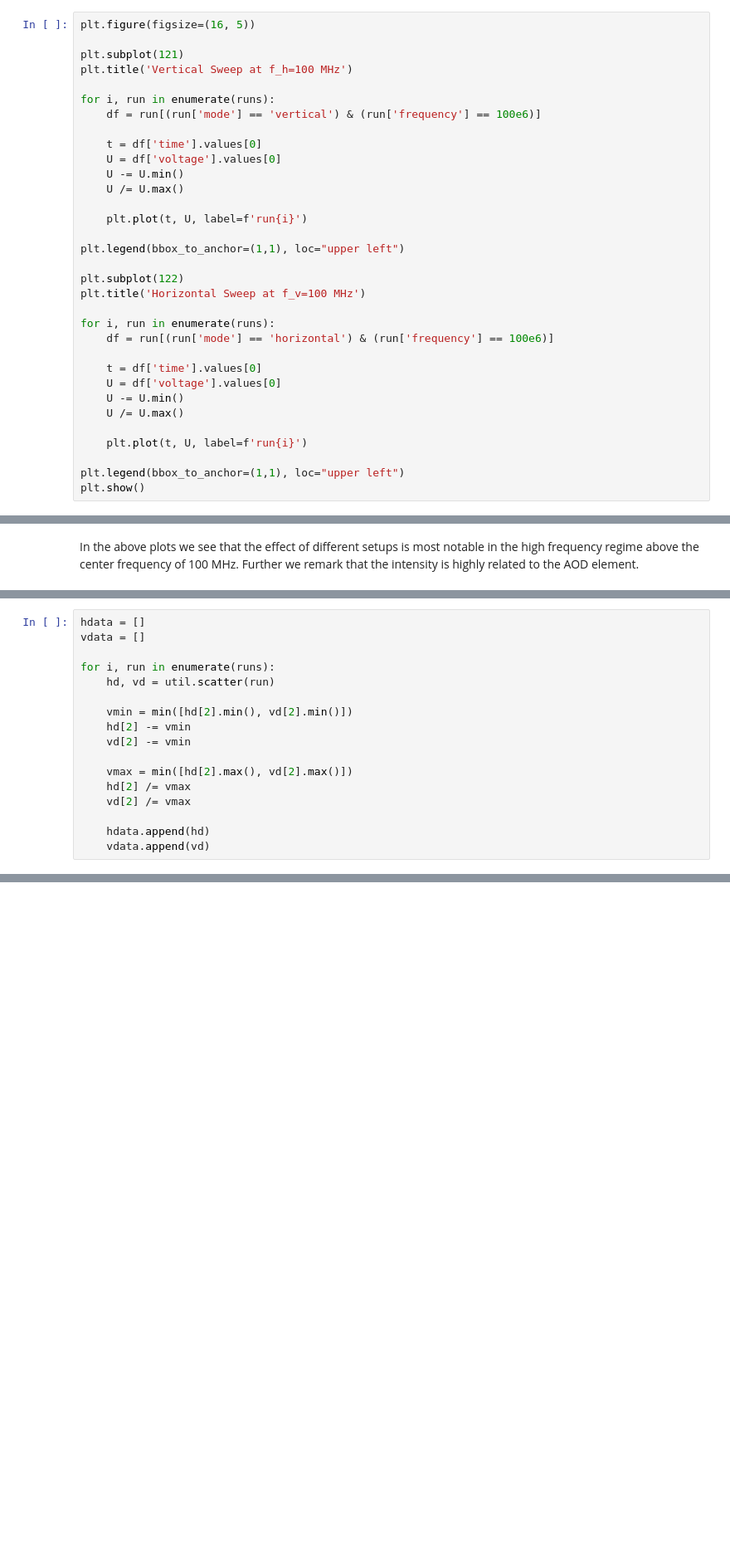
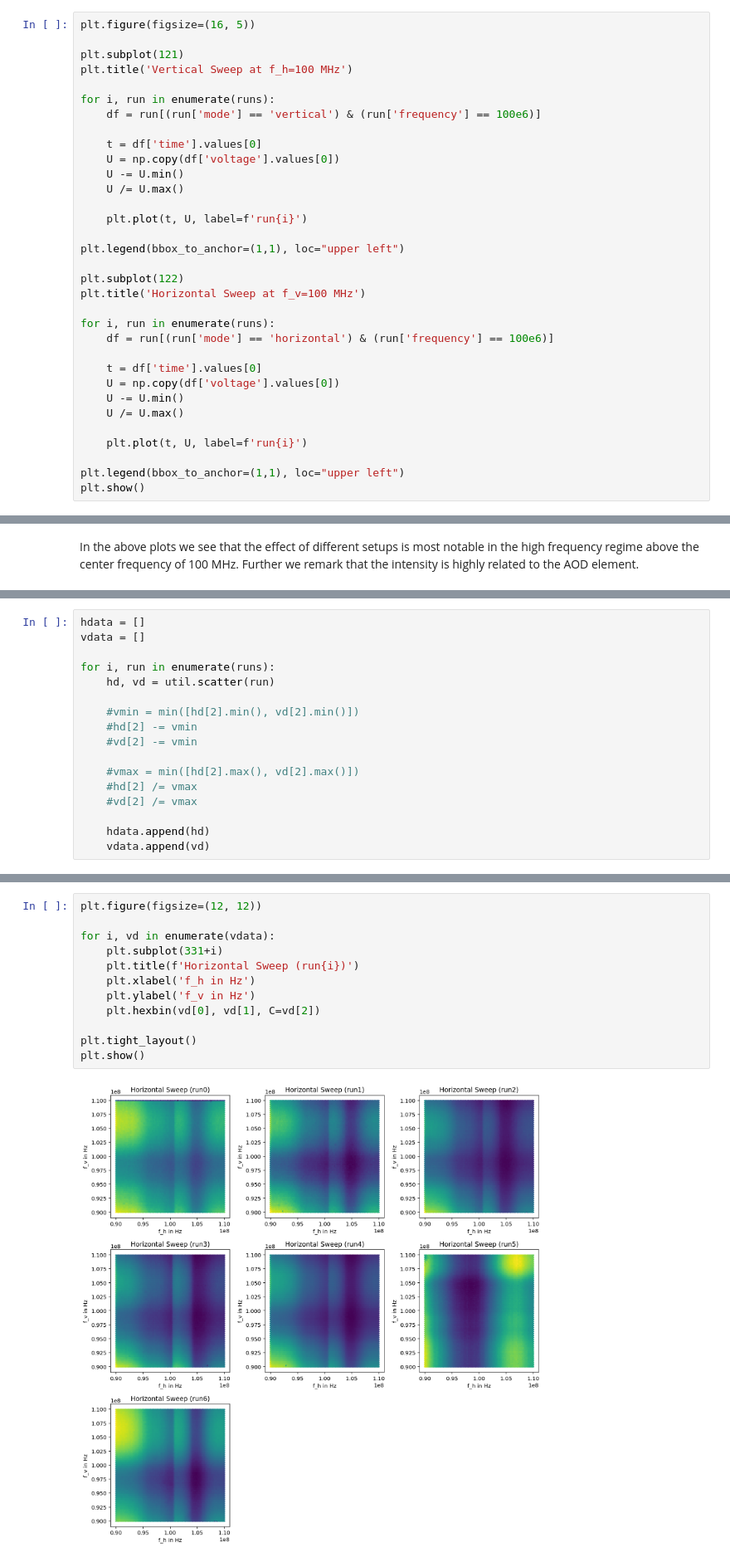
Before and after one commit to bodokaiser/bachelor-thesis, a Jupyter notebook: notebooks/Distributions.ipynb, the cells around one changed output, grey strips where cells are left out. Shown at 83% size. Saved outputs shown, nothing was run; the diff lists cells and outputs as text; blank space fills up the shorter version.

```diff
--- a/notebooks/Distributions.ipynb
+++ b/notebooks/Distributions.ipynb
@@ -54,7 +54,7 @@ for i, run in enumerate(runs):
     df = run[(run['mode'] == 'vertical') & (run['frequency'] == 100e6)]
 
     t = df['time'].values[0]
-    U = df['voltage'].values[0]
+    U = np.copy(df['voltage'].values[0])
     U -= U.min()
     U /= U.max()
 
@@ -69,7 +69,7 @@ for i, run in enumerate(runs):
     df = run[(run['mode'] == 'horizontal') & (run['frequency'] == 100e6)]
 
     t = df['time'].values[0]
-    U = df['voltage'].values[0]
+    U = np.copy(df['voltage'].values[0])
     U -= U.min()
     U /= U.max()
 
@@ -114,13 +114,13 @@ vdata = []
 for i, run in enumerate(runs):
     hd, vd = util.scatter(run)
 
-    vmin = min([hd[2].min(), vd[2].min()])
-    hd[2] -= vmin
-    vd[2] -= vmin
+    #vmin = min([hd[2].min(), vd[2].min()])
+    #hd[2] -= vmin
+    #vd[2] -= vmin
 
-    vmax = min([hd[2].max(), vd[2].max()])
-    hd[2] /= vmax
-    vd[2] /= vmax
+    #vmax = min([hd[2].max(), vd[2].max()])
+    #hd[2] /= vmax
+    #vd[2] /= vmax
 
     hdata.append(hd)
     vdata.append(vd)
@@ -138,3 +138,17 @@ plt.tight_layout()
 plt.show()
 # %% [output]
 [figure]
+# %%
+plt.figure(figsize=(12, 12))
+
+for i, vd in enumerate(vdata):
+    plt.subplot(331+i)
+    plt.title(f'Horizontal Sweep (run{i})')
+    plt.xlabel('f_h in Hz')
+    plt.ylabel('f_v in Hz')
+    plt.hexbin(vd[0], vd[1], C=vd[2])
+
+plt.tight_layout()
+plt.show()
+# %% [output]
+[figure, added]
```
Also changed, not shown: 5 other files.
